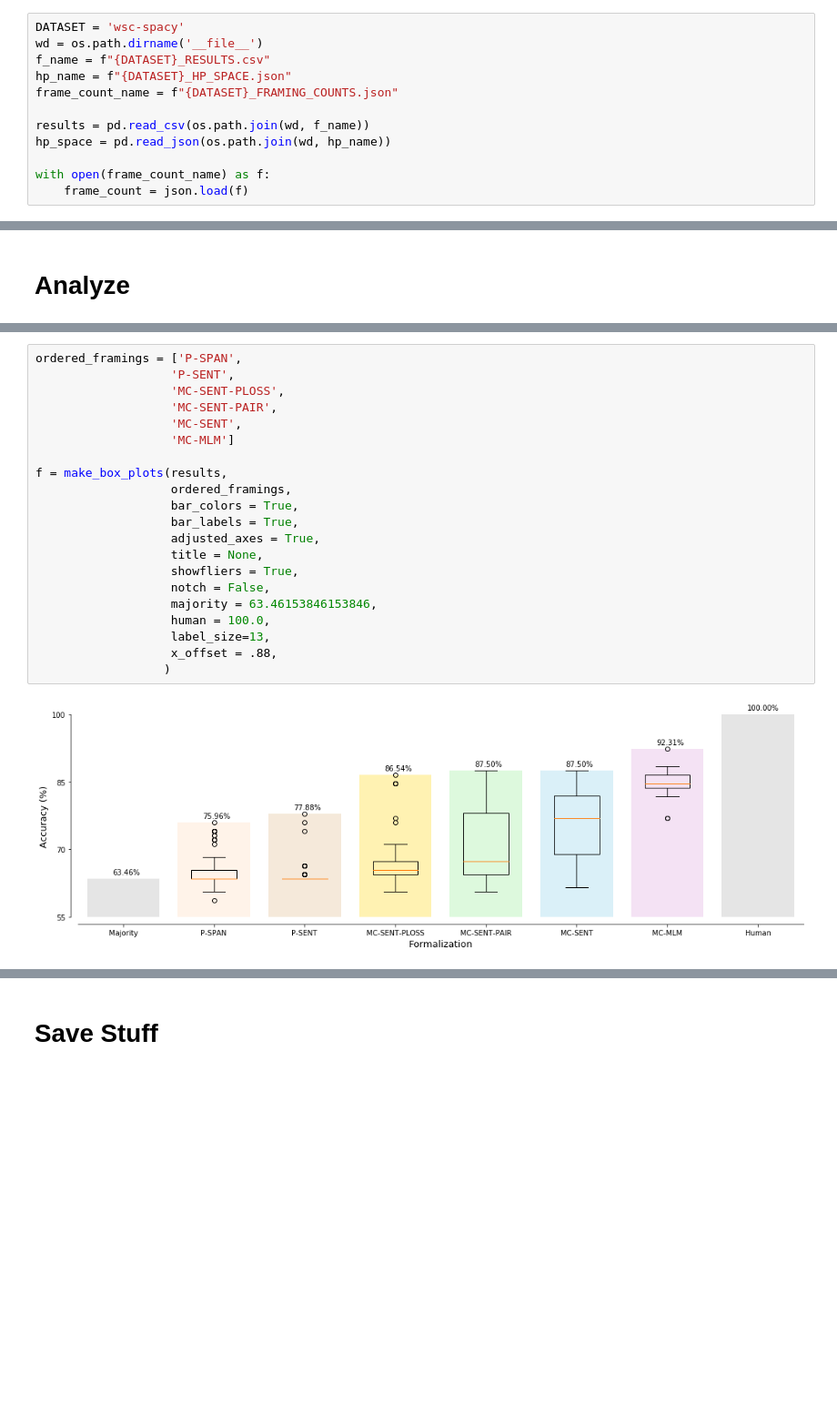
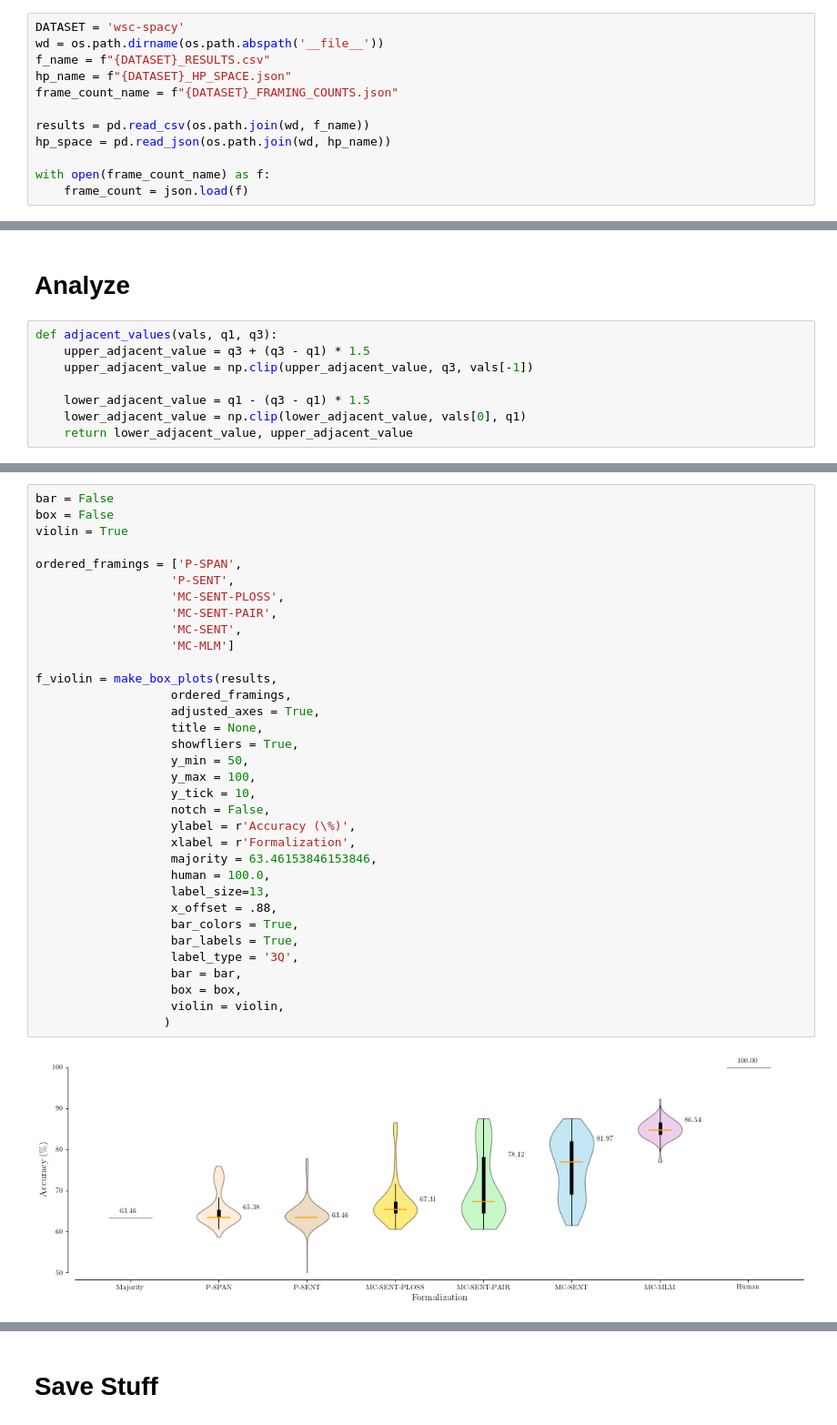
Before and after one commit to nyu-mll/wsc-formalizations, a Jupyter notebook: analysis/wsc-spacy-analysis.ipynb, the cells around one changed output, grey strips where cells are left out. Shown: that part at 91% size. Drawn from its saved outputs; the diff is of its cells as text; blank space fills up the shorter version.

Commit message:
updated plots

```diff
--- a/analysis/wsc-spacy-analysis.ipynb
+++ b/analysis/wsc-spacy-analysis.ipynb
@@ -10,7 +15,7 @@ from datetime import datetime as dt
 # Load Data
 # %%
 DATASET = 'wsc-spacy'
-wd = os.path.dirname('__file__')
+wd = os.path.dirname(os.path.abspath('__file__'))
 f_name = f"{DATASET}_RESULTS.csv"
 hp_name = f"{DATASET}_HP_SPACE.json"
 frame_count_name = f"{DATASET}_FRAMING_COUNTS.json"
@@ -54,6 +59,14 @@ print(hp_space)
 3        0.00000          64           0  wsc-spacy
 # %% [markdown]
 # Analyze
+# %%
+def adjacent_values(vals, q1, q3):
+    upper_adjacent_value = q3 + (q3 - q1) * 1.5
+    upper_adjacent_value = np.clip(upper_adjacent_value, q3, vals[-1])
+
+    lower_adjacent_value = q1 - (q3 - q1) * 1.5
+    lower_adjacent_value = np.clip(lower_adjacent_value, vals[0], q1)
+    return lower_adjacent_value, upper_adjacent_value
 # %%
 def make_box_plots(data,
                    labels,
@@ -147,25 +244,38 @@ def make_box_plots(data,
 
     return fig
 # %%
+bar = False
+box = False
+violin = True
+
 ordered_framings = ['P-SPAN',
                    'P-SENT',
                    'MC-SENT-PLOSS',
                    'MC-SENT-PAIR',
                    'MC-SENT',
                    'MC-MLM']
 
-f = make_box_plots(results,
+f_violin = make_box_plots(results,
                    ordered_framings,
-                   bar_colors = True,
-                   bar_labels = True,
                    adjusted_axes = True,
                    title = None,
                    showfliers = True,
+                   y_min = 50,
+                   y_max = 100,
+                   y_tick = 10,
                    notch = False,
+                   ylabel = r'Accuracy (\%)',
+                   xlabel = r'Formalization',
                    majority = 63.46153846153846,
                    human = 100.0,
                    label_size=13,
                    x_offset = .88,
+                   bar_colors = True,
+                   bar_labels = True,
+                   label_type = '3Q',
+                   bar = bar,
+                   box = box,
+                   violin = violin,
                   )
 # %% [output]
-[figure, old version]
+[figure, new version]
```
Also changed, not shown: parts of 8 cells of this notebook, 56 other files.
